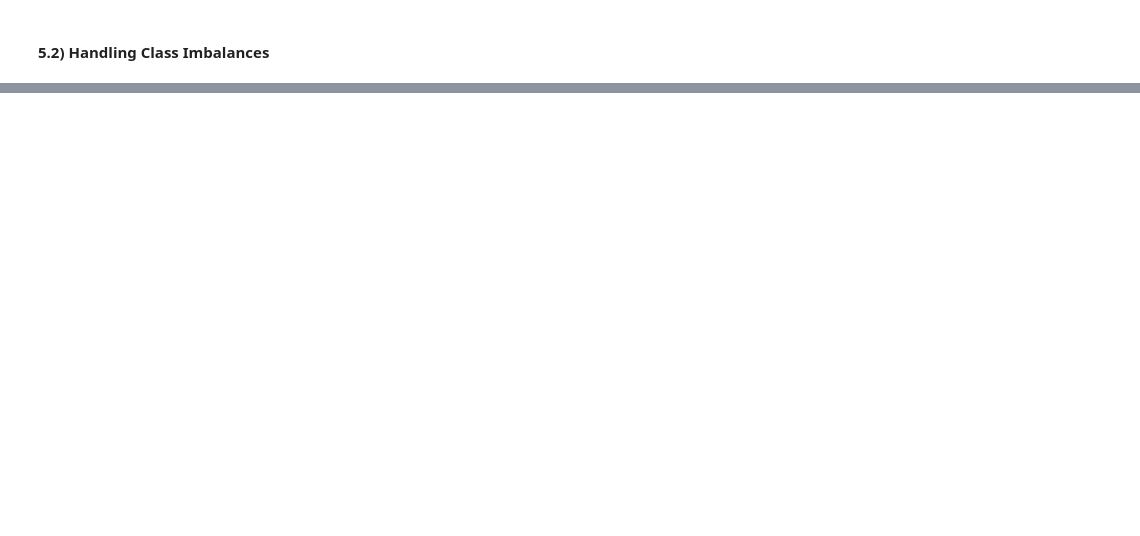
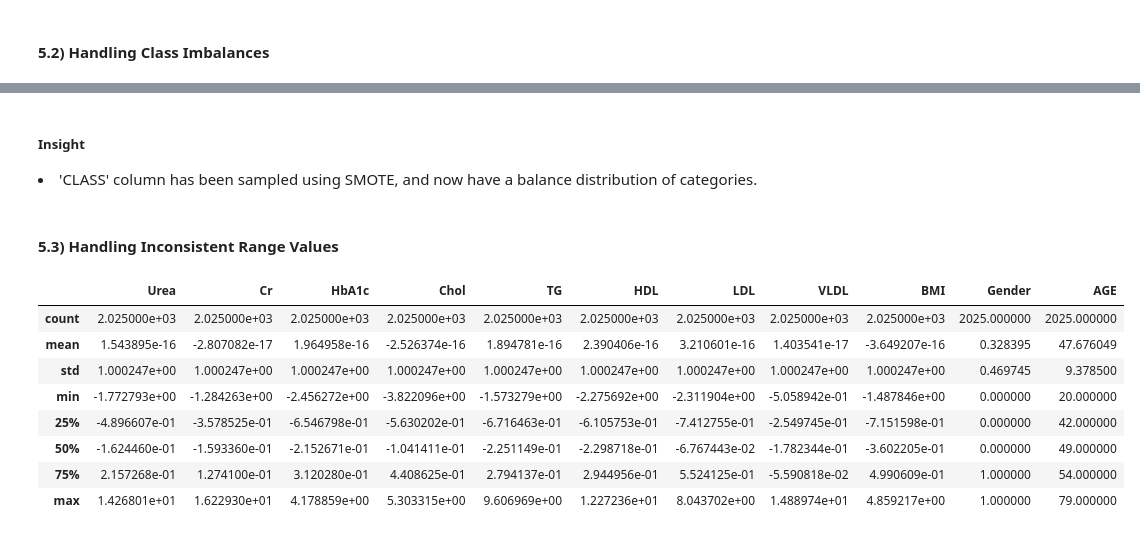
Before and after one commit to csharpmastr/Machine-Learning-Project, a Jupyter notebook: notebook/EDA_diabetes.ipynb, the cells around one changed output, grey strips where cells are left out. Cells and saved outputs as stored; diff of their text form; code cells hidden in the pictures; blank space fills up the shorter version.

```diff
--- a/notebook/EDA_diabetes.ipynb
+++ b/notebook/EDA_diabetes.ipynb
@@ -402,0 +454,35 @@ NameError: name 'vizSampling' is not defined
+# %% [markdown]
+<h5>Insight</h5>
+<li>'CLASS' column has been sampled using SMOTE, and now have a balance distribution of categories.
+# %% [markdown]
+<h4> 5.3) Handling Inconsistent Range Values</h4>
+# %%
+# apply normalization to convert column values to comparable ranges
+from sklearn import preprocessing
+
+standardScaler = preprocessing.StandardScaler()
+
+# exclude 'Gender' and 'AGE' cols in scaling
+smote_gender_age = x_train_smote_le.iloc[:, 0:2]
+cont_col = x_train_smote_le.iloc[:, 2:]
+
+# perform scaling
+st_train_smote_le = standardScaler.fit_transform(cont_col)
+
+# convert st_train_smote_le from numpy array to pandas dataframe
+st_train_smote_le = pd.DataFrame(st_train_smote_le, columns=cont_col.columns)
+
+# merge st_train_smote_le and smote_gender_age
+st_train_smote_le = pd.concat([st_train_smote_le, smote_gender_age], axis=1)
+
+st_train_smote_le.describe()
+# %% [output]
+|  | Urea | Cr | HbA1c | Chol | TG | HDL | LDL | VLDL | BMI | Gender | AGE |
+| count | 2.025000e+03 | 2.025000e+03 | 2.025000e+03 | 2.025000e+03 | 2.025000e+03 | 2.025000e+03 | 2.025000e+03 | 2.025000e+03 | 2.025000e+03 | 2025.000000 | 2025.000000 |
+| mean | 1.543895e-16 | -2.807082e-17 | 1.964958e-16 | -2.526374e-16 | 1.894781e-16 | 2.390406e-16 | 3.210601e-16 | 1.403541e-17 | -3.649207e-16 | 0.328395 | 47.676049 |
+| std | 1.000247e+00 | 1.000247e+00 | 1.000247e+00 | 1.000247e+00 | 1.000247e+00 | 1.000247e+00 | 1.000247e+00 | 1.000247e+00 | 1.000247e+00 | 0.469745 | 9.378500 |
+| min | -1.772793e+00 | -1.284263e+00 | -2.456272e+00 | -3.822096e+00 | -1.573279e+00 | -2.275692e+00 | -2.311904e+00 | -5.058942e-01 | -1.487846e+00 | 0.000000 | 20.000000 |
+| 25% | -4.896607e-01 | -3.578525e-01 | -6.546798e-01 | -5.630202e-01 | -6.716463e-01 | -6.105753e-01 | -7.412755e-01 | -2.549745e-01 | -7.151598e-01 | 0.000000 | 42.000000 |
+| 50% | -1.624460e-01 | -1.593360e-01 | -2.152671e-01 | -1.041411e-01 | -2.251149e-01 | -2.298718e-01 | -6.767443e-02 | -1.782344e-01 | -3.602205e-01 | 0.000000 | 49.000000 |
+| 75% | 2.157268e-01 | 1.274100e-01 | 3.120280e-01 | 4.408625e-01 | 2.794137e-01 | 2.944956e-01 | 5.524125e-01 | -5.590818e-02 | 4.990609e-01 | 1.000000 | 54.000000 |
+| max | 1.426801e+01 | 1.622930e+01 | 4.178859e+00 | 5.303315e+00 | 9.606969e+00 | 1.227236e+01 | 8.043702e+00 | 1.488974e+01 | 4.859217e+00 | 1.000000 | 79.000000 |
```
Also changed, not shown: parts of 8 cells of this notebook, 2 other files.
